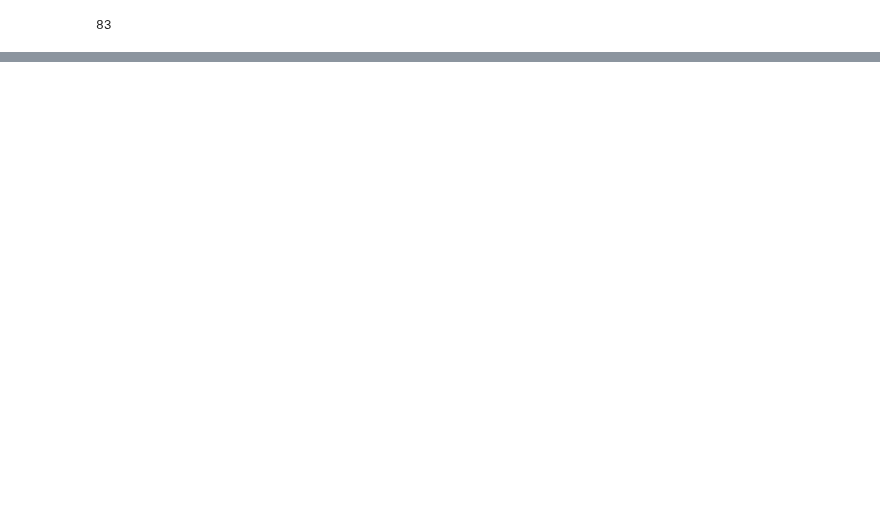
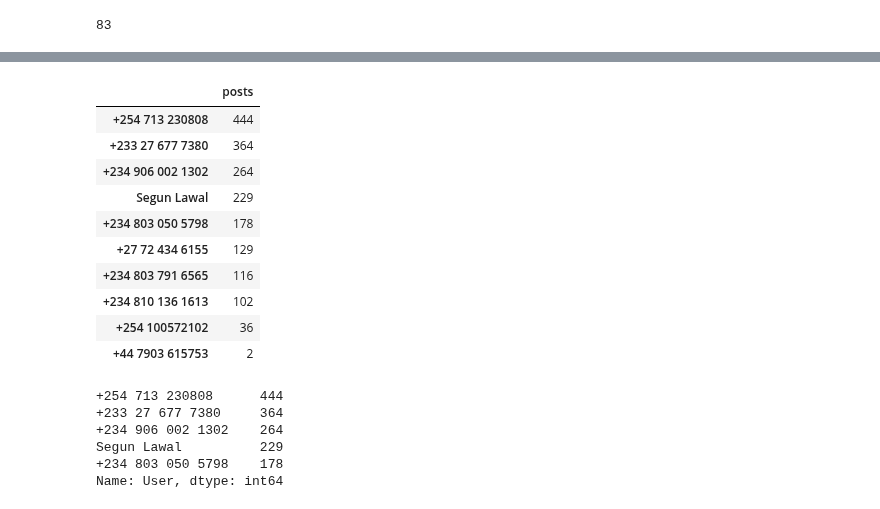
Before and after one commit to lawalsegun2025/whatsapp_chat_analyzer, a Jupyter notebook: whatsapp_chat_analysis.ipynb, the cells around one changed output, grey strips where cells are left out. Saved outputs shown, nothing was run; the diff lists cells and outputs as text; code cells hidden in the pictures; blank space fills up the shorter version.

Commit message:
completed count analysis

```diff
--- a/whatsapp_chat_analysis.ipynb
+++ b/whatsapp_chat_analysis.ipynb
@@ -419,0 +431,26 @@ len(links)
+# %%
+# Avtive users and number of messages posted in the group
+pd.DataFrame(active_users_df["User"].value_counts()).rename(columns={"User":"posts"})
+# %% [output]
+|  | posts |
+| +254 713 230808 | 444 |
+| +233 27 677 7380 | 364 |
+| +234 906 002 1302 | 264 |
+| Segun Lawal | 229 |
+| +234 803 050 5798 | 178 |
+| +27 72 434 6155 | 129 |
+| +234 803 791 6565 | 116 |
+| +234 810 136 1613 | 102 |
+| +254 100572102 | 36 |
+| +44 7903 615753 | 2 |
+# %%
+# Top 5 active users
+top_5_users = active_users_df["User"].value_counts().head()
+top_5_users
+# %% [output]
++254 713 230808      444
++233 27 677 7380     364
++234 906 002 1302    264
+Segun Lawal          229
++234 803 050 5798    178
+Name: User, dtype: int64
```
Also changed, not shown: parts of 20 cells of this notebook.
